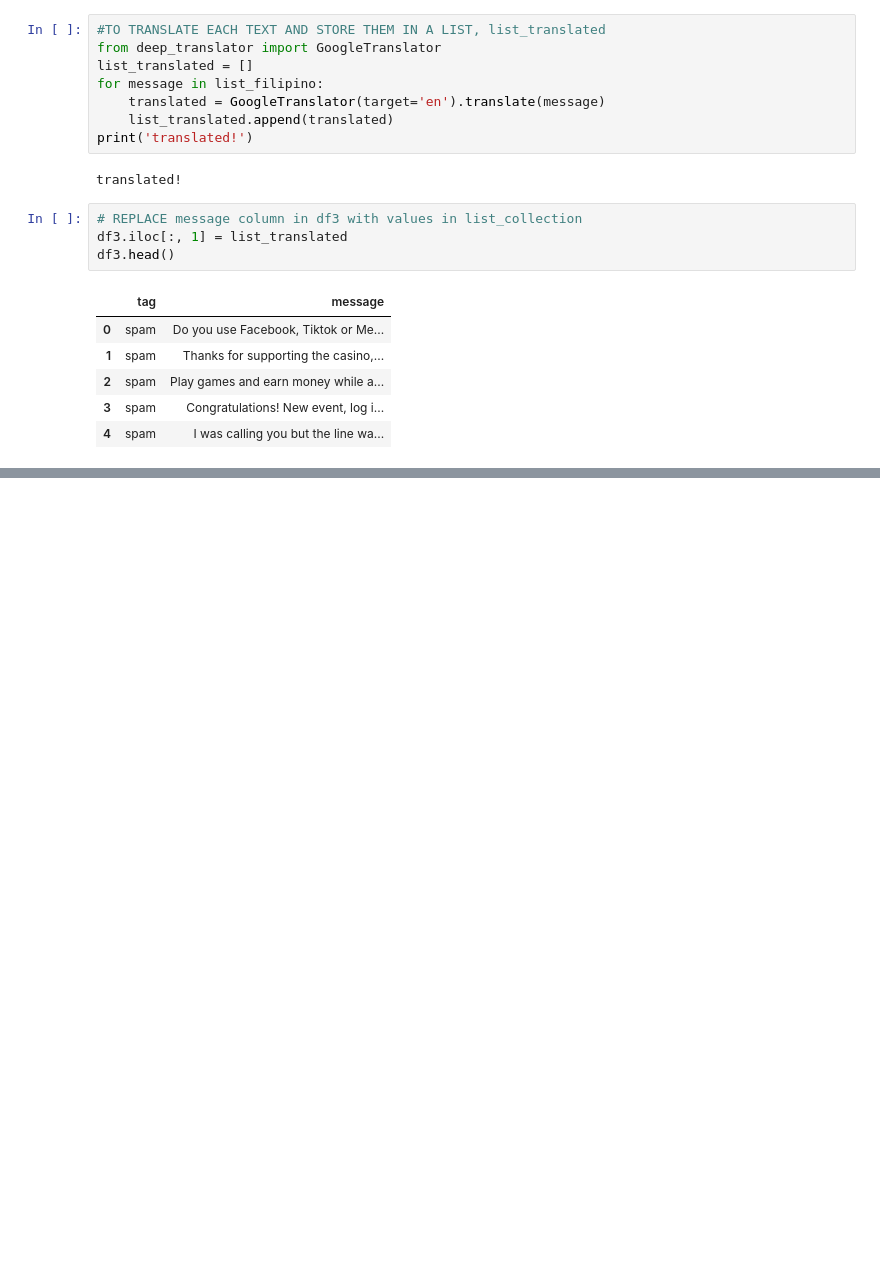
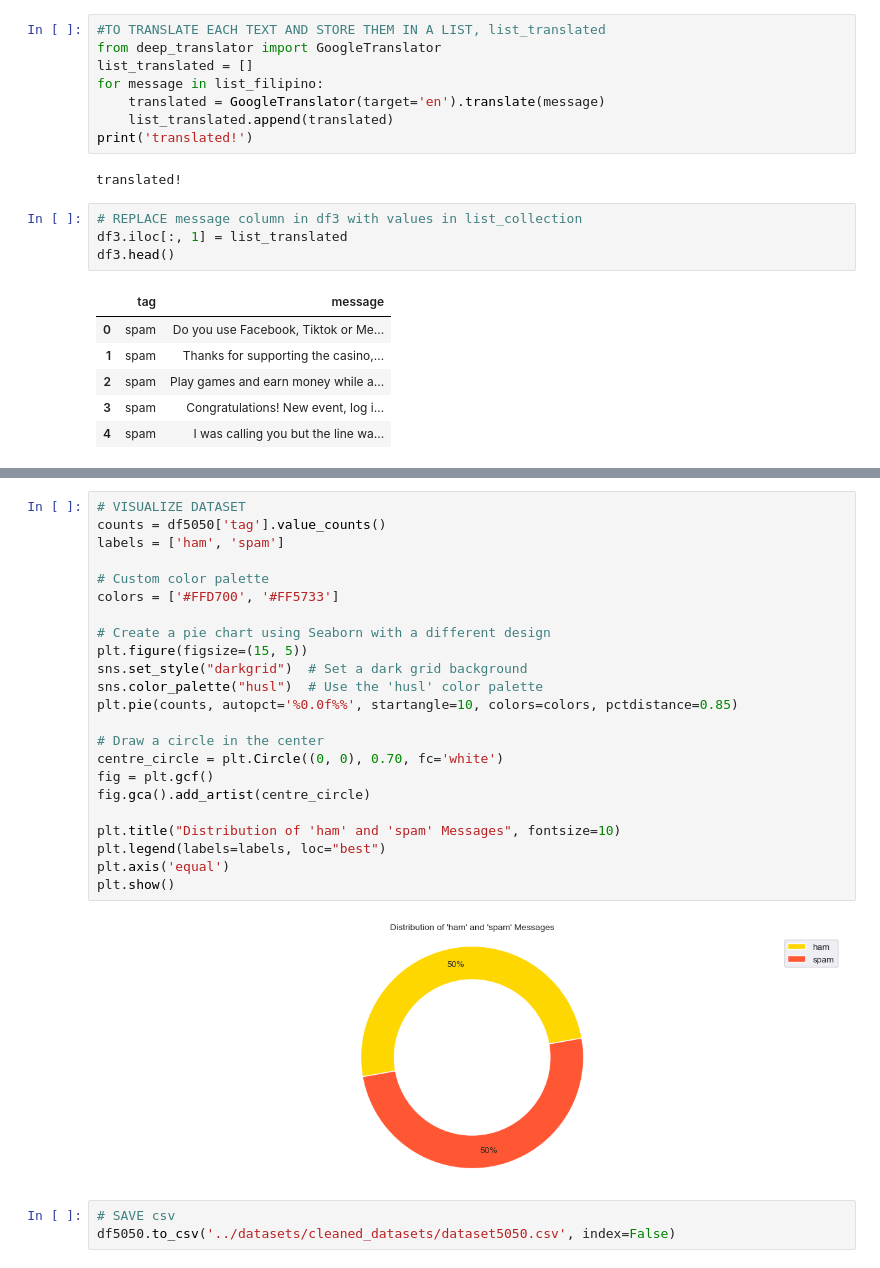
Before and after one commit to Dex-Astorga/ml-spam-detection, a Jupyter notebook: data_wrangling/data_wrangling_notebook.ipynb, the cells around one changed output, grey strips where cells are left out. Saved outputs shown, nothing was run; the diff lists cells and outputs as text; blank space fills up the shorter version.

```diff
--- a/data_wrangling/data_wrangling_notebook.ipynb
+++ b/data_wrangling/data_wrangling_notebook.ipynb
@@ -303,0 +493,28 @@ master_df.sample(10)
+# %%
+# VISUALIZE DATASET
+counts = df5050['tag'].value_counts()
+labels = ['ham', 'spam']
+
+# Custom color palette
+colors = ['#FFD700', '#FF5733']
+
+# Create a pie chart using Seaborn with a different design
+plt.figure(figsize=(15, 5))
+sns.set_style("darkgrid")  # Set a dark grid background
+sns.color_palette("husl")  # Use the 'husl' color palette
+plt.pie(counts, autopct='%0.0f%%', startangle=10, colors=colors, pctdistance=0.85)
+
+# Draw a circle in the center
+centre_circle = plt.Circle((0, 0), 0.70, fc='white')
+fig = plt.gcf()
+fig.gca().add_artist(centre_circle)
+
+plt.title("Distribution of 'ham' and 'spam' Messages", fontsize=10)
+plt.legend(labels=labels, loc="best")
+plt.axis('equal')
+plt.show()
+# %% [output]
+[figure, added]
+# %%
+# SAVE csv
+df5050.to_csv('../datasets/cleaned_datasets/dataset5050.csv', index=False)
```
Also changed, not shown: parts of 39 cells of this notebook, 11 other files.
